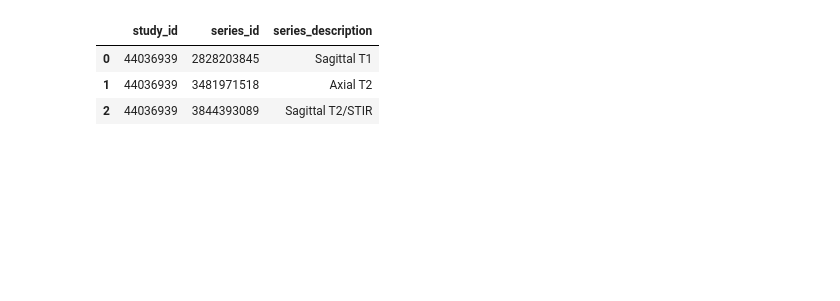
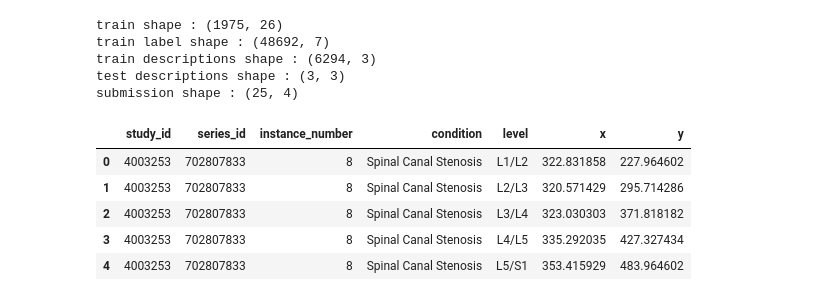
Before and after one commit to MLBootcamp-2024-Sinchon-Kaggle/RSNA, a Jupyter notebook: making_dataset.ipynb, the cells around one changed output. Cells and saved outputs as stored; diff of their text form; code cells hidden in the pictures; blank space fills up the shorter version.

```diff
--- a/making_dataset.ipynb
+++ b/making_dataset.ipynb
@@ -24,16 +24,31 @@ from pydicom.pixel_data_handlers.util import apply_voi_lut
 # %%
 # read data
-train_path = '/Users/jaesolshin/Library/CloudStorage/GoogleDrive-ysys143@gmail.com/내 드라이브/2024-2/Google ML Bootcamp2024/data/RSNA/'
+train_path = '/Users/jaesolshin/Library/CloudStorage/GoogleDrive-ysys143@gmail.com/내 드라이브/2024-2/Google ML Bootcamp2024/data/RSNA'
 
-train  = pd.read_csv(train_path + 'train.csv')
-label = pd.read_csv(train_path + 'train_label_coordinates.csv')
-train_desc  = pd.read_csv(train_path + 'train_series_descriptions.csv')
-test_desc   = pd.read_csv(train_path + 'test_series_descriptions.csv')
-sub         = pd.read_csv(train_path + 'sample_submission.csv')
+# 파일 구조 : study - series - instance
+train  = pd.read_csv(train_path + '/train.csv') #study 전체의 질환별 심각도 레이블
+label = pd.read_csv(train_path + '/train_label_coordinates.csv') #각 instance에서 병변의 유형과 좌표
+train_desc  = pd.read_csv(train_path + '/train_series_descriptions.csv') #study 내 각 seires의 촬영정보
+test_desc   = pd.read_csv(train_path + '/test_series_descriptions.csv') #study 내 각 series의 촬영정보
+sub         = pd.read_csv(train_path + '/sample_submission.csv')
+# %%
+print("train shape :", train.shape)
+print("train label shape :", label.shape)
+print("train descriptions shape :", train_desc.shape)
+print("test descriptions shape :", test_desc.shape)
+print("submission shape :", sub.shape)
+# %% [output]
+train shape : (1975, 26)
+train label shape : (48692, 7)
+train descriptions shape : (6294, 3)
+test descriptions shape : (3, 3)
+submission shape : (25, 4)
 # %%
-test_desc.head()
+label.head()
 # %% [output]
-|  | study_id | series_id | series_description |
-| 0 | 44036939 | 2828203845 | Sagittal T1 |
-| 1 | 44036939 | 3481971518 | Axial T2 |
-| 2 | 44036939 | 3844393089 | Sagittal T2/STIR |
+|  | study_id | series_id | instance_number | condition | level | x | y |
+| 0 | 4003253 | 702807833 | 8 | Spinal Canal Stenosis | L1/L2 | 322.831858 | 227.964602 |
+| 1 | 4003253 | 702807833 | 8 | Spinal Canal Stenosis | L2/L3 | 320.571429 | 295.714286 |
+| 2 | 4003253 | 702807833 | 8 | Spinal Canal Stenosis | L3/L4 | 323.030303 | 371.818182 |
+| 3 | 4003253 | 702807833 | 8 | Spinal Canal Stenosis | L4/L5 | 335.292035 | 427.327434 |
+| 4 | 4003253 | 702807833 | 8 | Spinal Canal Stenosis | L5/S1 | 353.415929 | 483.964602 |
```
Also changed, not shown: parts of 14 cells of this notebook.
